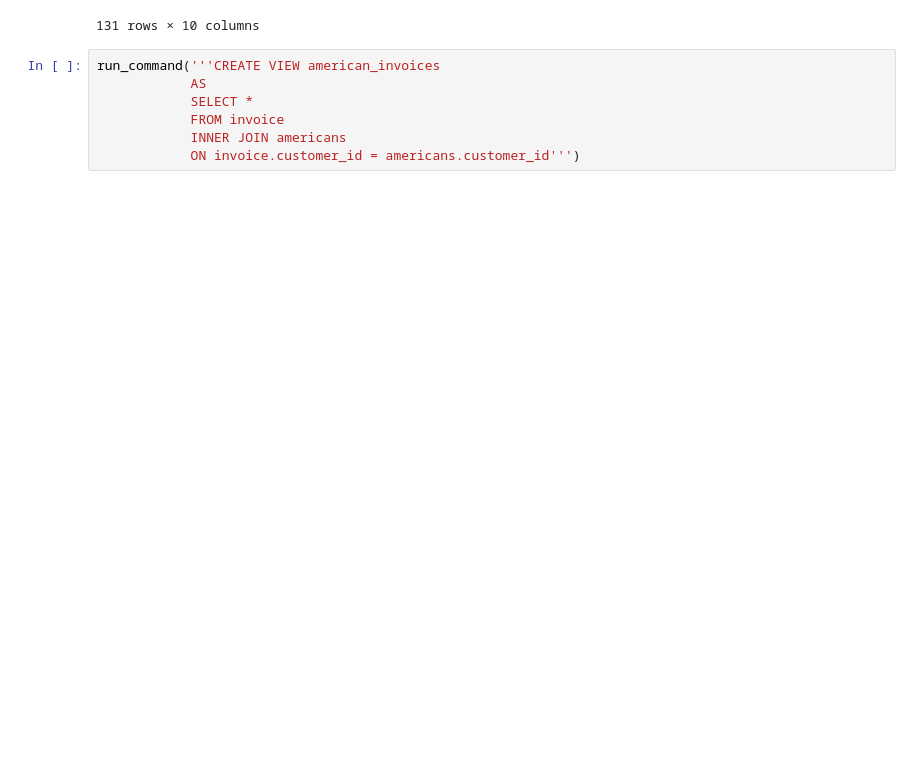
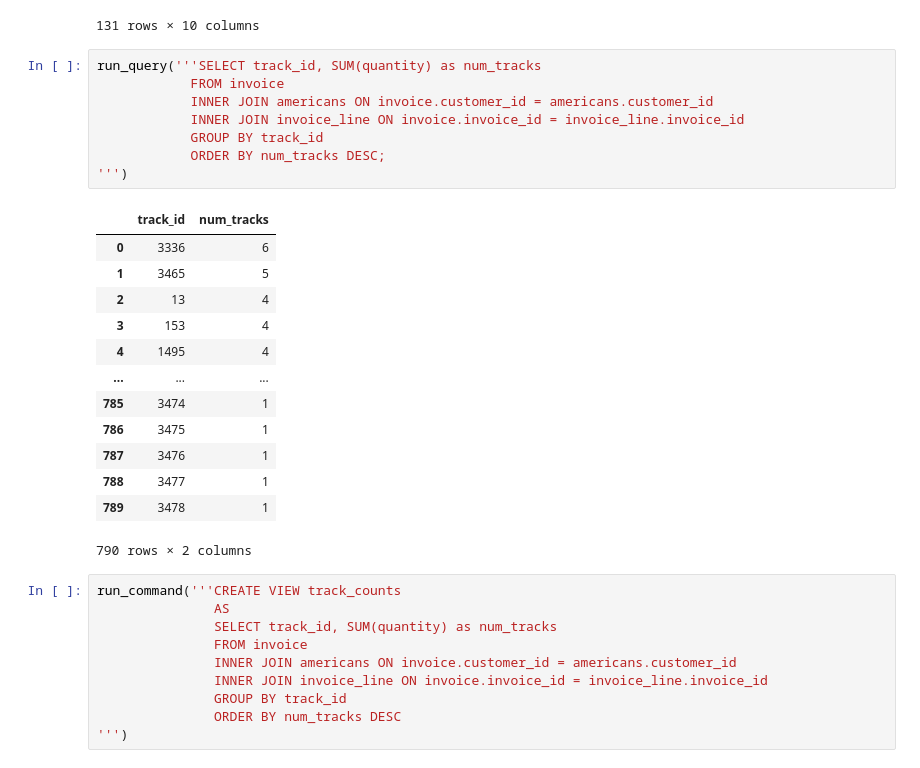
Before and after one commit to qnchenry-q/Music_Store_SQLite, a Jupyter notebook: SQL_For_Music_Store.ipynb, the cells around one changed output. Saved outputs shown, nothing was run; the diff lists cells and outputs as text; blank space fills up the shorter version.

```diff
--- a/SQL_For_Music_Store.ipynb
+++ b/SQL_For_Music_Store.ipynb
@@ -104,10 +106,35 @@ run_query('''SELECT *
 | 129 | 478 | 28 | 2020-02-21 00:00:00 | 302 S 700 E | Salt Lake City | UT | USA | ... |
 | 130 | 577 | 28 | 2020-10-20 00:00:00 | 302 S 700 E | Salt Lake City | UT | USA | ... |
 131 rows × 10 columns
+# %%
+run_query('''SELECT track_id, SUM(quantity) as num_tracks
+            FROM invoice
+            INNER JOIN americans ON invoice.customer_id = americans.customer_id
+            INNER JOIN invoice_line ON invoice.invoice_id = invoice_line.invoice_id
+            GROUP BY track_id
+            ORDER BY num_tracks DESC;
+''')
+# %% [output]
+|  | track_id | num_tracks |
+| 0 | 3336 | 6 |
+| 1 | 3465 | 5 |
+| 2 | 13 | 4 |
+| 3 | 153 | 4 |
+| 4 | 1495 | 4 |
+| ... | ... | ... |
+| 785 | 3474 | 1 |
+| 786 | 3475 | 1 |
+| 787 | 3476 | 1 |
+| 788 | 3477 | 1 |
+| 789 | 3478 | 1 |
+790 rows × 2 columns
 # %%
-run_command('''CREATE VIEW american_invoices
-            AS
-            SELECT *
-            FROM invoice
-            INNER JOIN americans
-            ON invoice.customer_id = americans.customer_id''')
+run_command('''CREATE VIEW track_counts
+               AS
+               SELECT track_id, SUM(quantity) as num_tracks
+               FROM invoice
+               INNER JOIN americans ON invoice.customer_id = americans.customer_id
+               INNER JOIN invoice_line ON invoice.invoice_id = invoice_line.invoice_id
+               GROUP BY track_id
+               ORDER BY num_tracks DESC
+''')
```
Also changed, not shown: parts of 5 cells of this notebook, 1 other file.
